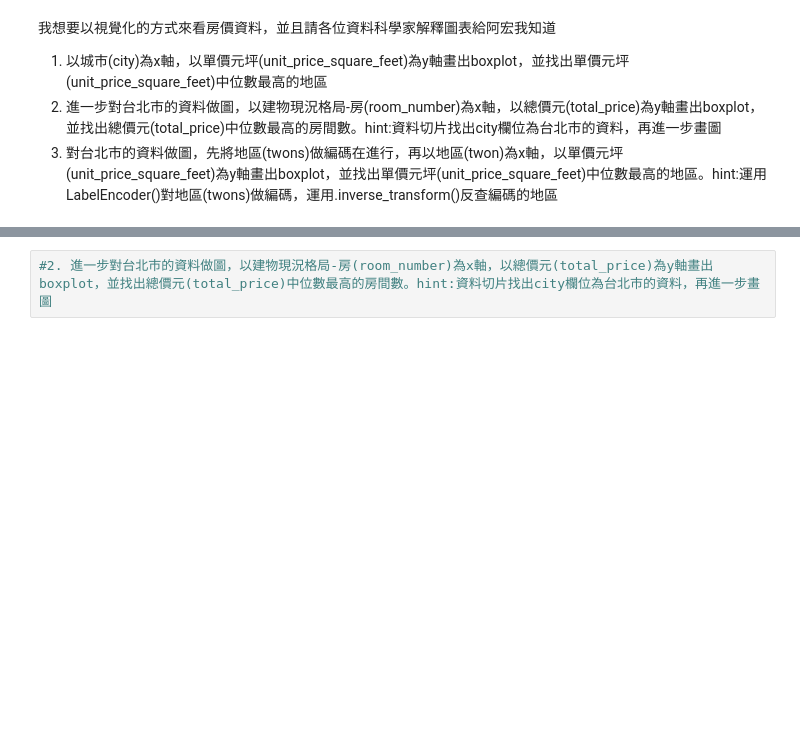
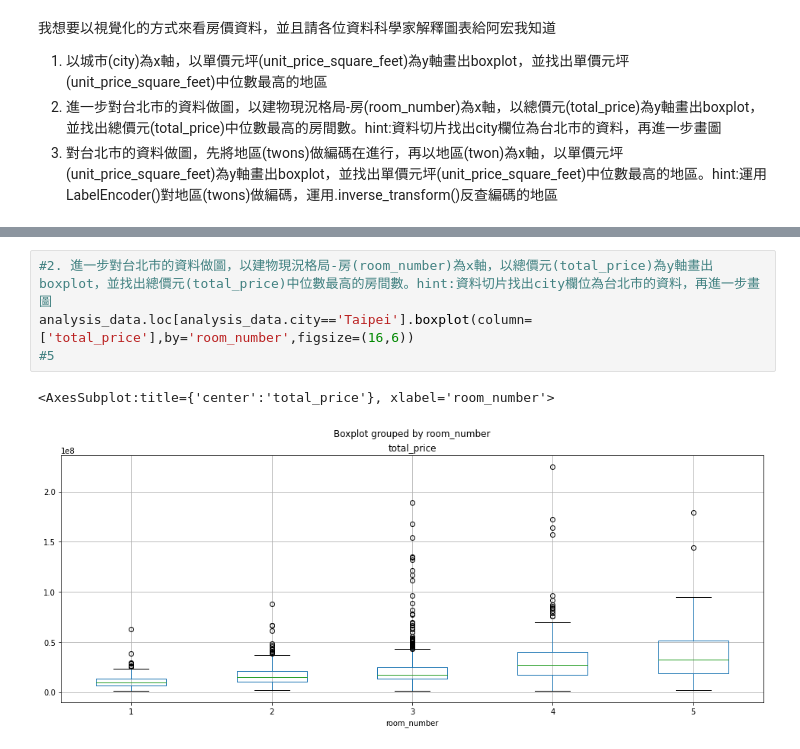
Before and after one commit to incu0830/DS40Days, a Jupyter notebook: homework/不動產分析_習題.ipynb, the cells around one changed output, grey strips where cells are left out. Cells and saved outputs as stored; diff of their text form; blank space fills up the shorter version.

```diff
--- a/homework/不動產分析_習題.ipynb
+++ b/homework/不動產分析_習題.ipynb
@@ -139,5 +245,10 @@ columns_type = {'total_price': 'int','unit_price':'float','building_area_square_
 # %%
 #2. 進一步對台北市的資料做圖，以建物現況格局-房(room_number)為x軸，以總價元(total_price)為y軸畫出boxplot，並找出總價元(total_price)中位數最高的房間數。hint:資料切片找出city欄位為台北市的資料，再進一步畫圖
+analysis_data.loc[analysis_data.city=='Taipei'].boxplot(column=['total_price'],by='room_number',figsize=(16,6))
+#5
+# %% [output]
+<AxesSubplot:title={'center':'total_price'}, xlabel='room_number'>
+[figure, added]
 # %%
 #3. 對台北市的資料做圖，先將地區(twons)做編碼在進行，再以地區(twon)為x軸，以單價元坪(unit_price_square_feet)為y軸畫出boxplot，並找出單價元坪(unit_price_square_feet)中位數最高的地區。
 # hint:運用LabelEncoder()對地區(twons)做編碼，運用.inverse_transform()反查編碼的地區
```
Also changed, not shown: parts of 16 cells of this notebook.
